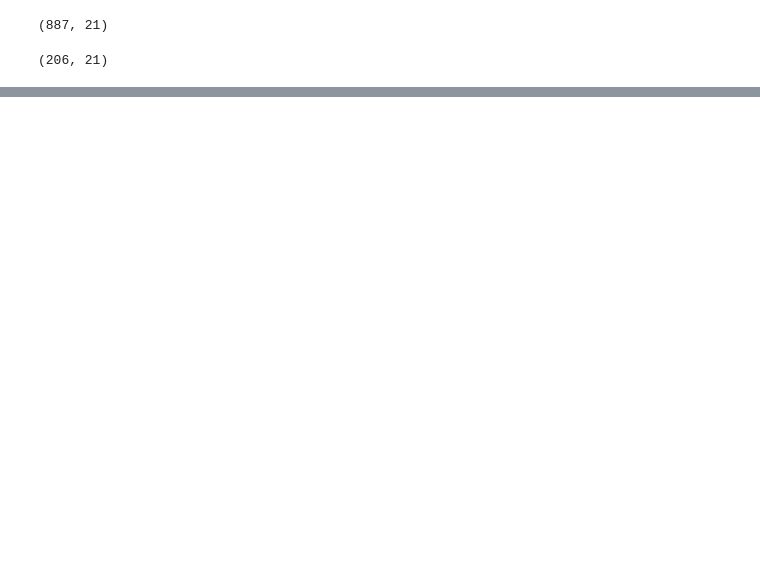
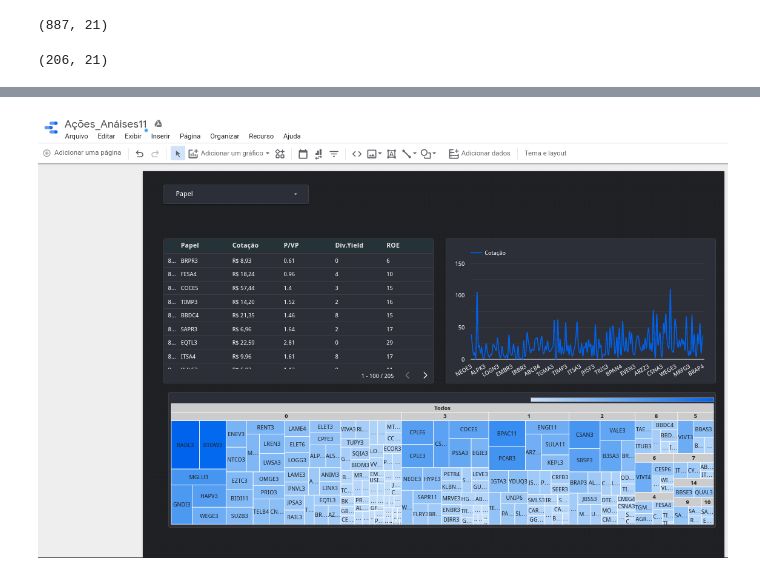
Before and after one commit to fonsecajr/Projects, a Jupyter notebook: Source_Ações_Analises11.ipynb, the cells around one changed output, grey strips where cells are left out. Cells and saved outputs as stored; diff of their text form; code cells hidden in the pictures; blank space fills up the shorter version.

```diff
--- a/Source_Ações_Analises11.ipynb
+++ b/Source_Ações_Analises11.ipynb
@@ -61,0 +68,5 @@ set_with_dataframe(pagina_0, dfliquidas)
+# %%
+from IPython.display import Image
+Image('/content/Screenshot from 2020-06-26 20-42-50 (1).png')
+# %% [output]
+[figure, added]
```
Also changed, not shown: parts of 3 cells of this notebook.
